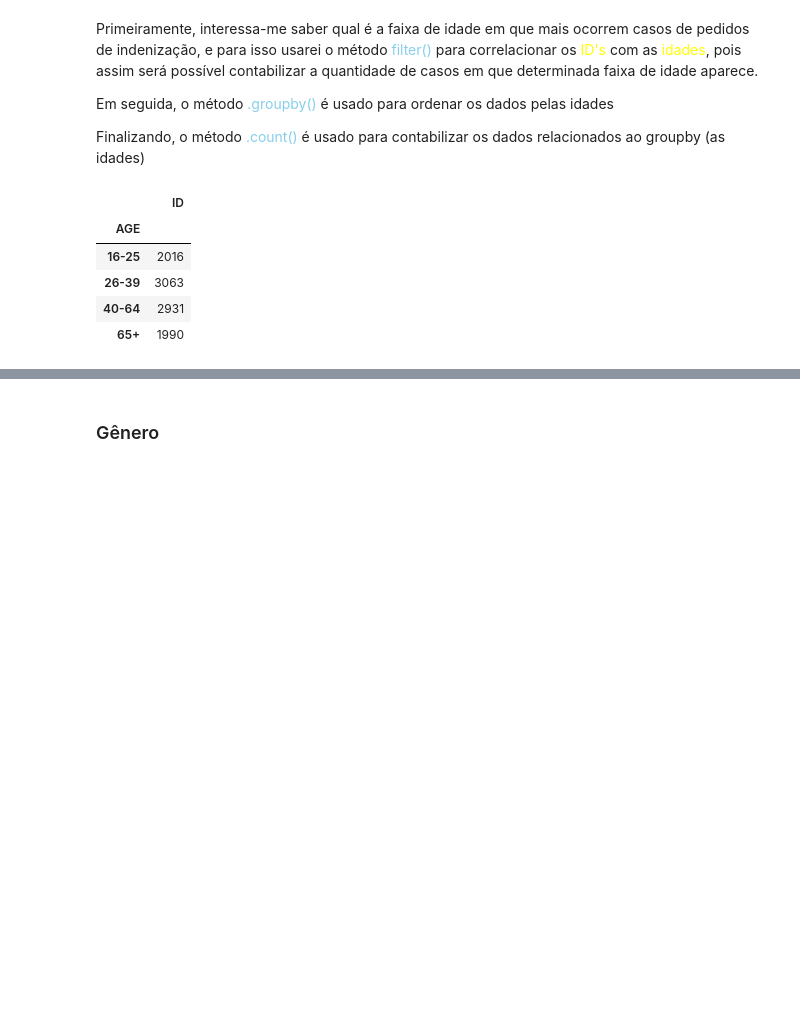
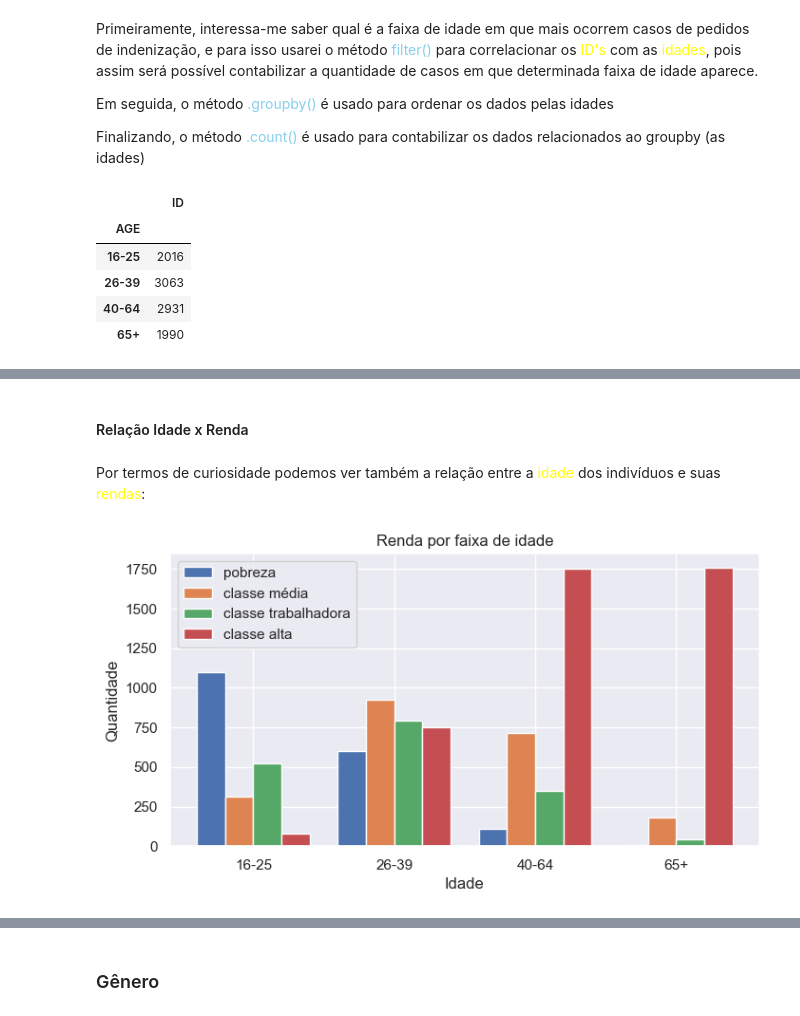
Before and after one commit to AlexsanderBenatti/Turing-case, a Jupyter notebook: Análise I/analise_e_modelos.ipynb, the cells around one changed output, grey strips where cells are left out. Saved outputs shown, nothing was run; the diff lists cells and outputs as text; code cells hidden in the pictures; blank space fills up the shorter version.

```diff
--- a/Análise I/analise_e_modelos.ipynb
+++ b/Análise I/analise_e_modelos.ipynb
@@ -51,0 +107,27 @@ Um fato a ser observado também é que a faixa em que ocorrem menos pedidos de i
+# %% [markdown]
+#### Relação Idade x Renda
+# %% [markdown]
+Por termos de curiosidade podemos ver também a relação entre a <font color=yellow>idade</font> dos indivíduos e suas <font color=yellow>rendas</font>:
+# %%
+income1 = insurance[insurance['INCOME'] == 'poverty'].groupby('AGE').count()['ID']
+income2 = insurance[insurance['INCOME'] == 'middle class'].groupby('AGE').count()['ID']
+income3 = insurance[insurance['INCOME'] == 'working class'].groupby('AGE').count()['ID']
+income4 = insurance[insurance['INCOME'] == 'upper class'].groupby('AGE').count()['ID']
+
+values = np.arange(len(ages))
+width = 1/5
+
+plt.figure(figsize=(8,4))
+plt.bar(values, income1, width, label='pobreza')
+plt.bar(values + width, income2, width, label='classe média')
+plt.bar(values + 2*width, income3, width, label='classe trabalhadora')
+plt.bar(values + 3*width, income4, width, label='classe alta')
+
+plt.title("Renda por faixa de idade")
+plt.ylabel('Quantidade')
+plt.xlabel('Idade')
+plt.xticks(values + 3*width/2, ages)
+plt.legend()
+plt.show()
+# %% [output]
+[figure, added]
```
Also changed, not shown: parts of 145 cells of this notebook, 4 other files.
